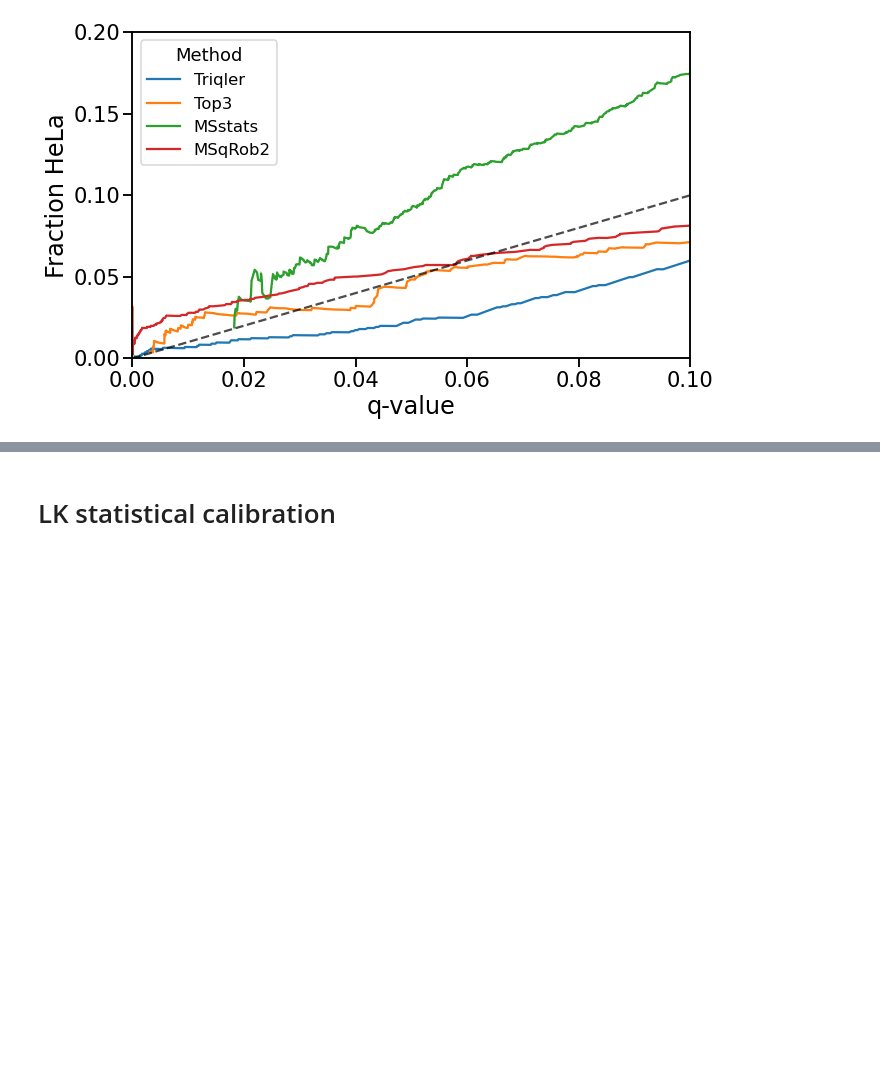
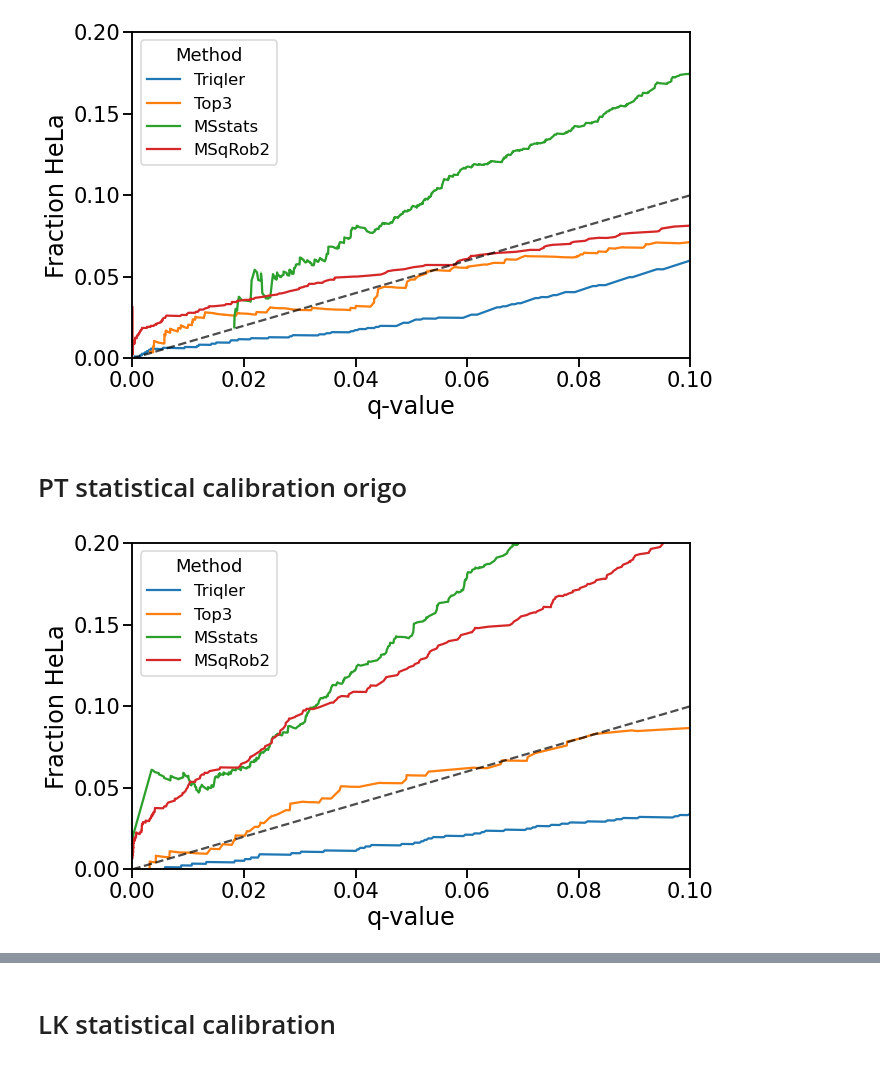
Before and after one commit to statisticalbiotechnology/dia_sum, a Jupyter notebook: scripts/clean/statistical_calibration_plot_LK_vs_PT_comparison.ipynb, the cells around one changed output, grey strips where cells are left out. Cells and saved outputs as stored; diff of their text form; code cells hidden in the pictures; blank space fills up the shorter version.

Commit message:
upd LK vs PT statistical calibration ipynb

```diff
--- a/scripts/clean/statistical_calibration_plot_LK_vs_PT_comparison.ipynb
+++ b/scripts/clean/statistical_calibration_plot_LK_vs_PT_comparison.ipynb
@@ -11,3 +12,9 @@ plot_calibration_PT(method = "ID")
 plot_calibration_PT(method = "PS")
 # %% [output]
 [figure]
+# %% [markdown]
+# PT statistical calibration origo
+# %%
+plot_calibration_PT_origo(method = "ID")
+# %% [output]
+[figure, added]
```
Also changed, not shown: parts of 2 cells of this notebook, 1 other file.
